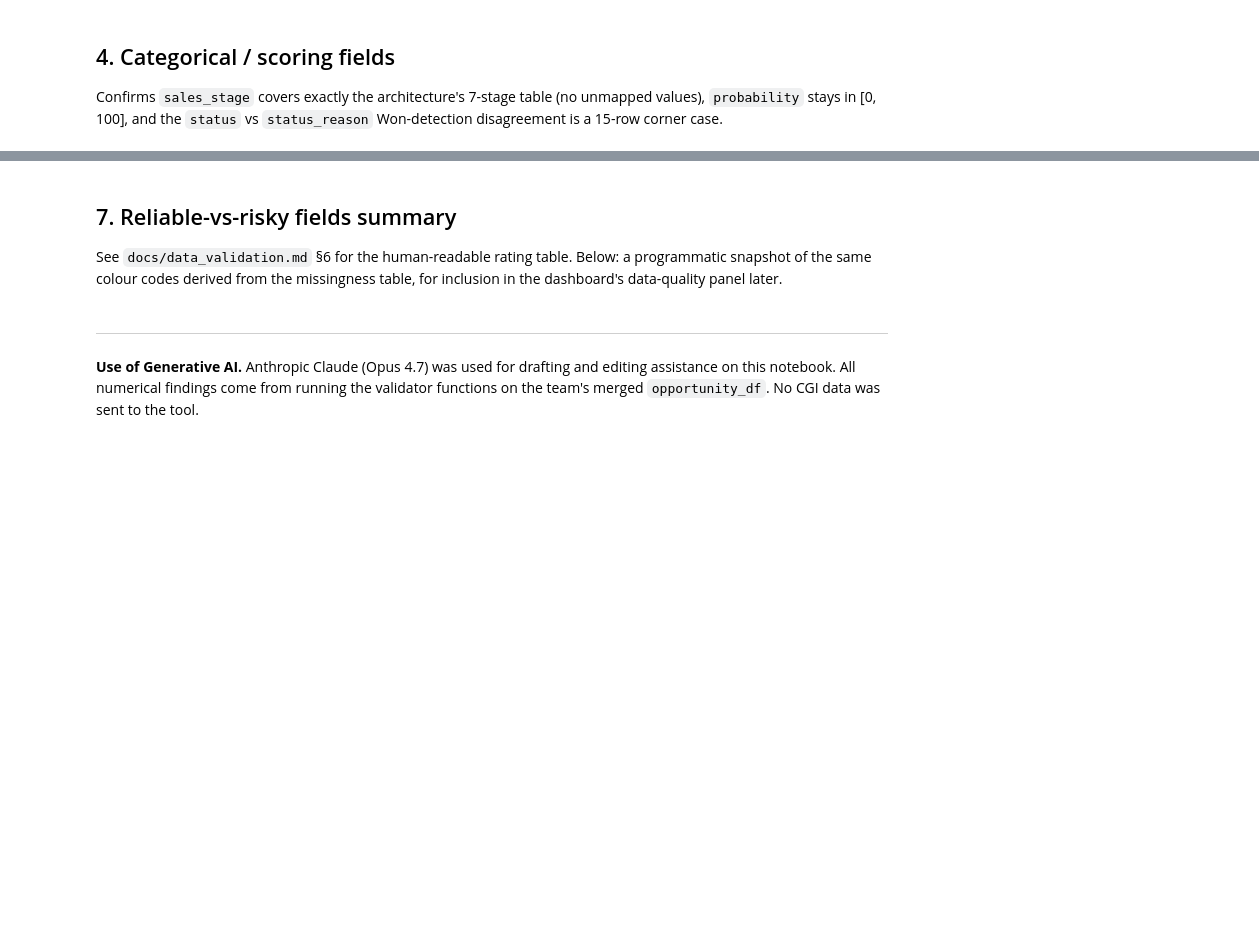
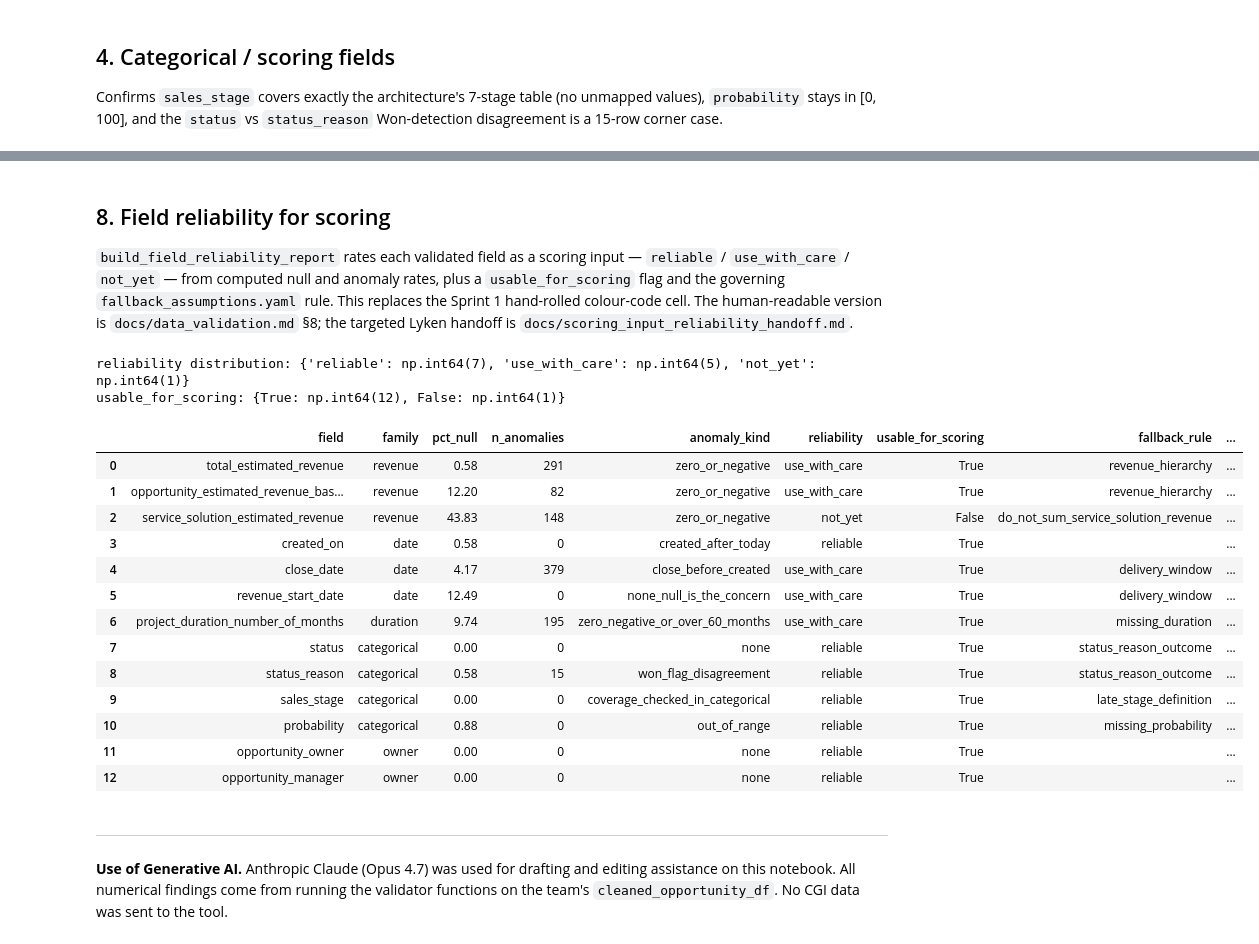
Before and after one commit to kfreya/cgi-capstone, a Jupyter notebook: notebooks/role2_validation.ipynb, the cells around one changed output, grey strips where cells are left out. Cells and saved outputs as stored; diff of their text form; code cells hidden in the pictures; blank space fills up the shorter version.

```diff
--- a/notebooks/role2_validation.ipynb
+++ b/notebooks/role2_validation.ipynb
@@ -167,28 +530,35 @@ print("Wrote", out_dir / "owner_validation_summary.csv")
 # %% [markdown]
-## 7. Reliable-vs-risky fields summary
+## 8. Field reliability for scoring
 
-See `docs/data_validation.md` §6 for the human-readable rating
-table. Below: a programmatic snapshot of the same colour codes derived
-from the missingness table, for inclusion in the dashboard's data-quality
-panel later.
+`build_field_reliability_report` rates each validated field as a scoring
+input — `reliable` / `use_with_care` / `not_yet` — from computed null and
+anomaly rates, plus a `usable_for_scoring` flag and the governing
+`fallback_assumptions.yaml` rule. This replaces the Sprint 1 hand-rolled
+colour-code cell. The human-readable version is `docs/data_validation.md` §8;
+the targeted Lyken handoff is `docs/scoring_input_reliability_handoff.md`.
 # %%
-def _rating(row):
-    pct = row["pct_null"]
-    if row["field"] == Fields.CLOSE_DATE:
-        return "red"  # see §3 for ordering anomaly
-    if row["field"] == Fields.REVENUE_FALLBACK:
-        return "green"  # high null is structural, see §2
-    if pct < 1:
-        return "green"
-    if pct < 15:
-        return "yellow"
-    return "red"
-
-rating_table = missingness.assign(rating=missingness.apply(_rating, axis=1))[
-    ["field", "family", "pct_null", "rating"]
-]
-rating_table
+field_reliability = build_field_reliability_report(cleaned_opportunity_df)
+print("reliability distribution:", dict(field_reliability["reliability"].value_counts()))
+print("usable_for_scoring:", dict(field_reliability["usable_for_scoring"].value_counts()))
+field_reliability
+# %% [output]
+reliability distribution: {'reliable': np.int64(7), 'use_with_care': np.int64(5), 'not_yet': np.int64(1)}
+usable_for_scoring: {True: np.int64(12), False: np.int64(1)}
+|  | field | family | pct_null | n_anomalies | anomaly_kind | reliability | usable_for_scoring | fallback_rule | ... |
+| 0 | total_estimated_revenue | revenue | 0.58 | 291 | zero_or_negative | use_with_care | True | revenue_hierarchy | ... |
+| 1 | opportunity_estimated_revenue_bas... | revenue | 12.20 | 82 | zero_or_negative | use_with_care | True | revenue_hierarchy | ... |
+| 2 | service_solution_estimated_revenue | revenue | 43.83 | 148 | zero_or_negative | not_yet | False | do_not_sum_service_solution_revenue | ... |
+| 3 | created_on | date | 0.58 | 0 | created_after_today | reliable | True |  | ... |
+| 4 | close_date | date | 4.17 | 379 | close_before_created | use_with_care | True | delivery_window | ... |
+| 5 | revenue_start_date | date | 12.49 | 0 | none_null_is_the_concern | use_with_care | True | delivery_window | ... |
+| 6 | project_duration_number_of_months | duration | 9.74 | 195 | zero_negative_or_over_60_months | use_with_care | True | missing_duration | ... |
+| 7 | status | categorical | 0.00 | 0 | none | reliable | True | status_reason_outcome | ... |
+| 8 | status_reason | categorical | 0.58 | 15 | won_flag_disagreement | reliable | True | status_reason_outcome | ... |
+| 9 | sales_stage | categorical | 0.00 | 0 | coverage_checked_in_categorical | reliable | True | late_stage_definition | ... |
+| 10 | probability | categorical | 0.88 | 0 | out_of_range | reliable | True | missing_probability | ... |
+| 11 | opportunity_owner | owner | 0.00 | 0 | none | reliable | True |  | ... |
+| 12 | opportunity_manager | owner | 0.00 | 0 | none | reliable | True |  | ... |
 # %% [markdown]
 ---
 
-**Use of Generative AI.** Anthropic Claude (Opus 4.7) was used for drafting and editing assistance on this notebook. All numerical findings come from running the validator functions on the team's merged `opportunity_df`. No CGI data was sent to the tool.
+**Use of Generative AI.** Anthropic Claude (Opus 4.7) was used for drafting and editing assistance on this notebook. All numerical findings come from running the validator functions on the team's `cleaned_opportunity_df`. No CGI data was sent to the tool.
```
Also changed, not shown: parts of 26 cells of this notebook, 3 other files.
